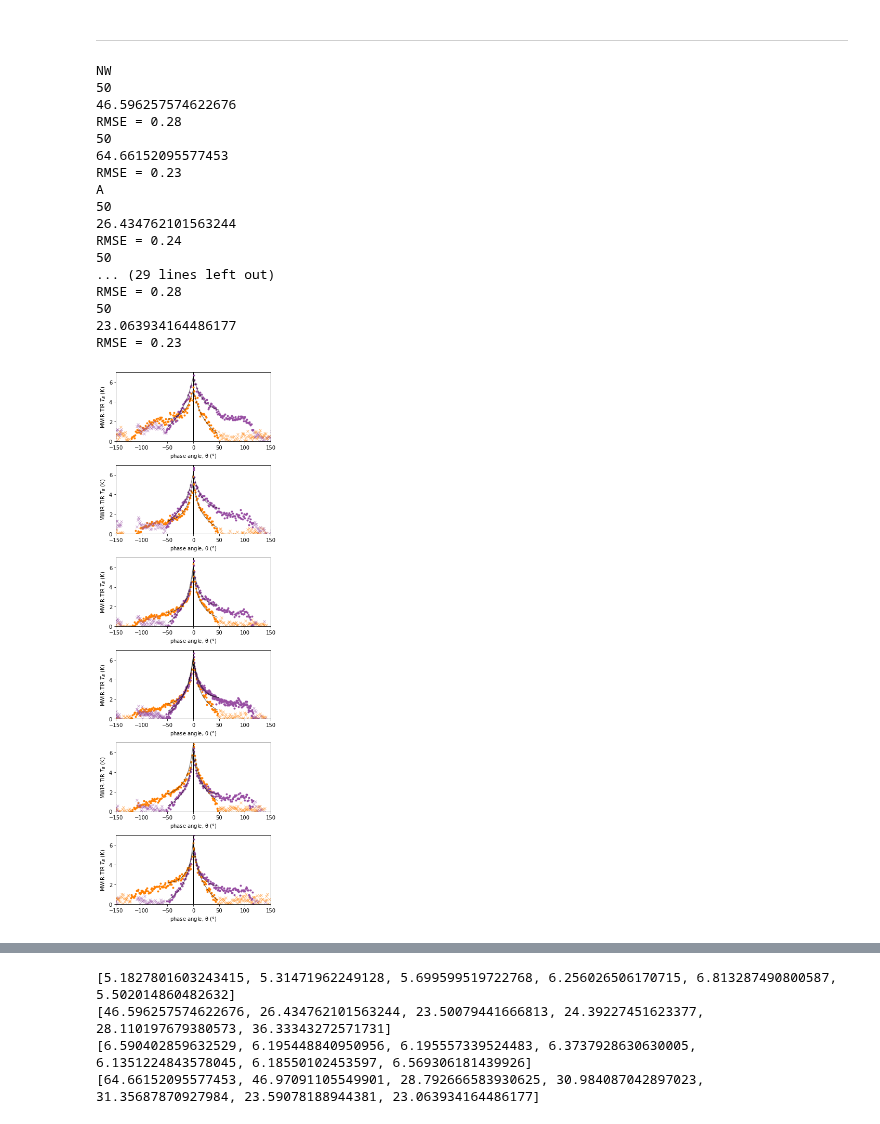
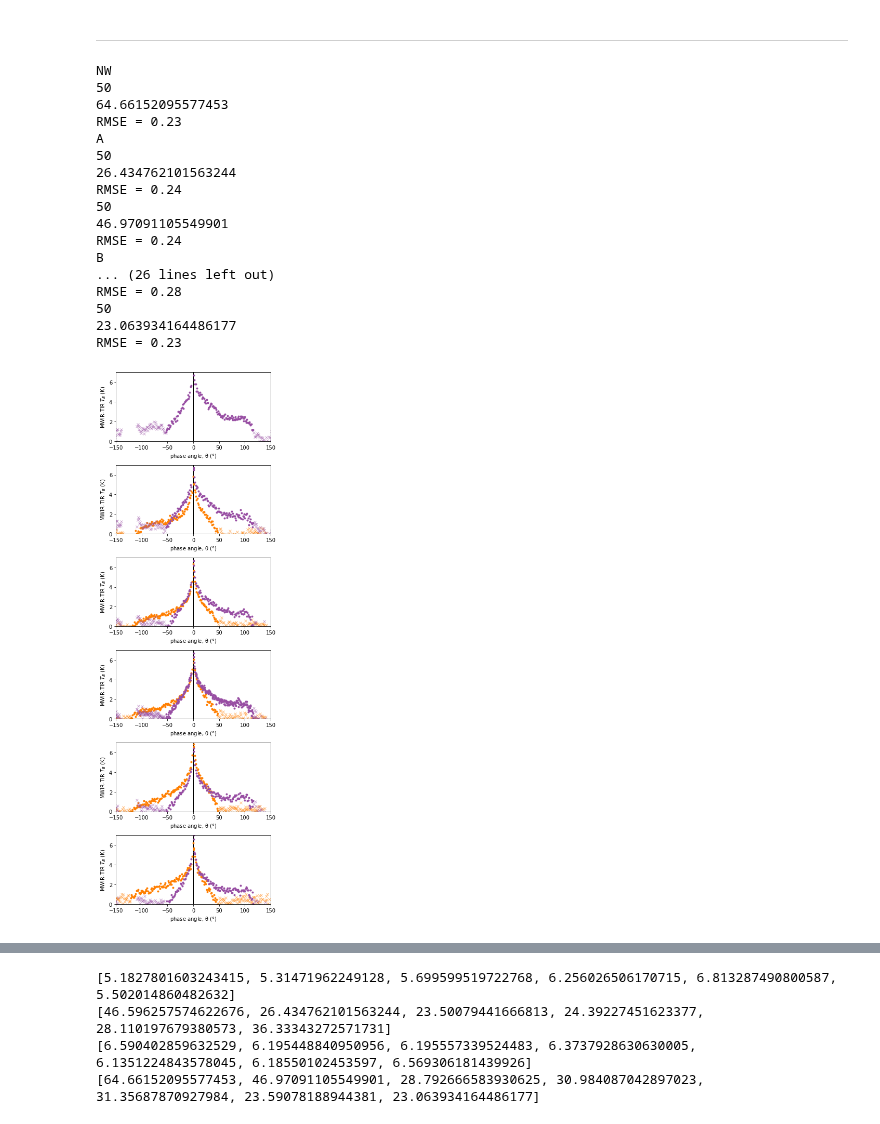
Before and after one commit to spestana/snowex2020, a Jupyter notebook: midwaveIR/mwir-mar2020.ipynb, the cells around one changed output, grey strips where cells are left out. Cells and saved outputs as stored; diff of their text form; code cells hidden in the pictures.

```diff
--- a/midwaveIR/mwir-mar2020.ipynb
+++ b/midwaveIR/mwir-mar2020.ipynb
@@ -537,7 +541,7 @@ def phase_angle_plot(ax, df_phase_angles,
 
     fit_max.append(this_fit_max)
     fwhm.append(this_fwhm)
-    ax.plot(x_fit,y_fit,'-', color='k', alpha=0.6, lw=1, zorder=9999)
+    #ax.plot(x_fit,y_fit,'-', color='k', alpha=0.6, lw=1, zorder=9999)
     ax.plot(xdata_day, ydata_day, '.', color=color)
     ax.plot(xdata_night1, ydata_night1, 'x', color=color, alpha=0.5, markersize=5)
     ax.plot(xdata_night2, ydata_night2, 'x', color=color, alpha=0.5, markersize=5)
@@ -566,9 +570,9 @@ fig, axs = plt.subplots(nrows=6, ncols= 1, figsize=(5,15), tight_layout=True)
 
 
 print('NW')
-axNW, g16_fit_max, g16_fwhm = phase_angle_plot(axNW, df16, pixelNW_g16_rad, g16_fit_max, g16_fwhm,
-                     startdate, enddate, sunrise1, sunset1, sunrise1, sunset2,
-                     '#ff7f00', max_phase_angle)
+#axNW, g16_fit_max, g16_fwhm = phase_angle_plot(axNW, df16, pixelNW_g16_rad, g16_fit_max, g16_fwhm,
+#                     startdate, enddate, sunrise1, sunset1, sunrise1, sunset2,
+#                     '#ff7f00', max_phase_angle)
 axNW, g17_fit_max, g17_fwhm = phase_angle_plot(axNW, df17, pixelNW_g17_rad, g17_fit_max, g17_fwhm,
                      startdate, enddate, sunrise1, sunset1, sunrise1, sunset2,
                      '#984ea3', max_phase_angle)
@@ -606,38 +610,40 @@ axD, g17_fit_max, g17_fwhm = phase_angle_plot(axD, df17, pixelD_g17_rad, g17_fit
                      startdate, enddate, sunrise1, sunset1, sunrise1, sunset2,
                      '#984ea3', max_phase_angle)
 print('E')
 axE, g16_fit_max, g16_fwhm = phase_angle_plot(axE, df16, pixelE_g16_rad, g16_fit_max, g16_fwhm,
                      startdate, enddate, sunrise1, sunset1, sunrise1, sunset2,
                      '#ff7f00', max_phase_angle)
 axE, g17_fit_max, g17_fwhm = phase_angle_plot(axE, df17, pixelE_g17_rad, g17_fit_max, g17_fwhm,
                      startdate, enddate, sunrise1, sunset1, sunrise1, sunset2,
                      '#984ea3', max_phase_angle)
 
 for ax in [axNW, axA, axB, axC, axD, axE]:
     ax.axvline(0, color='k', zorder=-999, lw=1)
     ax.set_xlim(-150,150)
     ax.set_ylim(0,7)
     ax.set_ylabel('MWIR-TIR $T_B$ (K)')
     ax.set_xlabel('phase angle, θ ($\degree$)')
+
+plt.savefig('mwir_phaseangles_mar2020_v2.svg')
 # %% [output]
 NW
-50
-46.596257574622676
-RMSE = 0.28
 50
 64.66152095577453
 RMSE = 0.23
 A
 50
 26.434762101563244
 RMSE = 0.24
 50
-... (29 lines left out)
+46.97091105549901
+RMSE = 0.24
+B
+... (26 lines left out)
 RMSE = 0.28
 50
 23.063934164486177
 RMSE = 0.23
-[figure, old version]
+[figure, new version]
 # %%
 xtext, ytext = -45, 6
 xtext2, ytext2 = 25, 6
```
Also changed, not shown: parts of 6 cells of this notebook.
